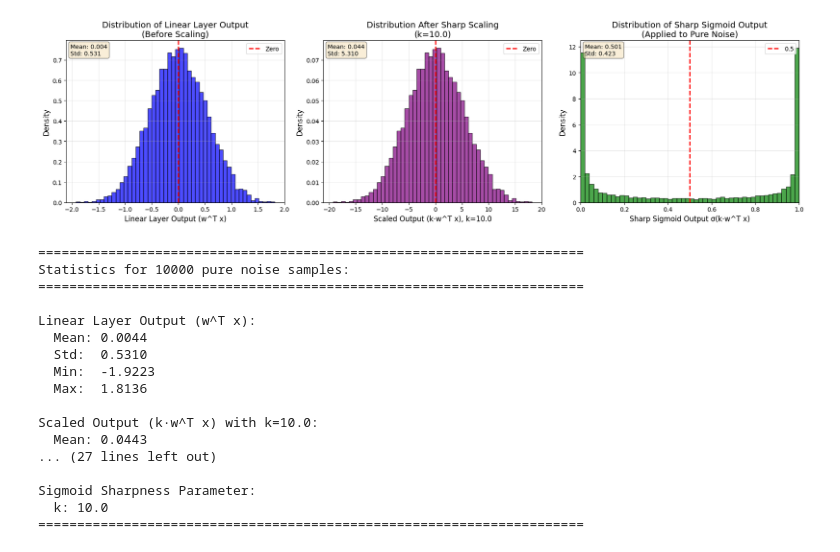
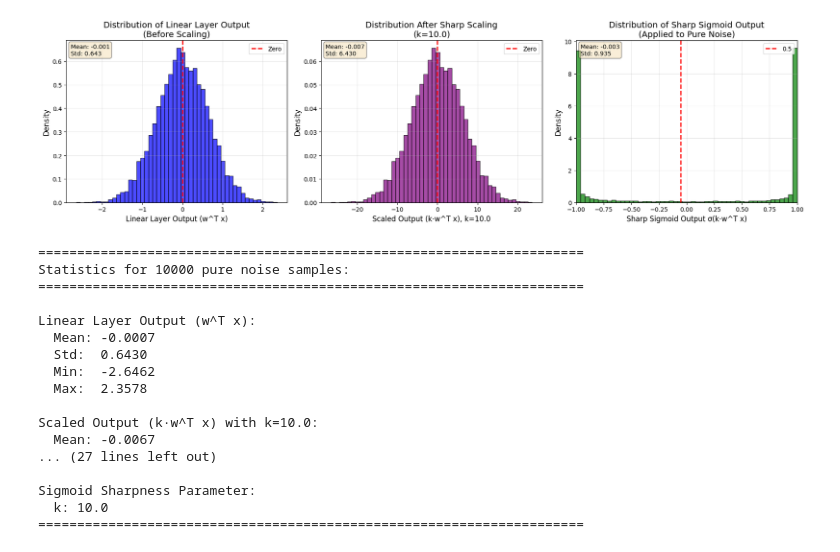
Before and after one commit to seyedsaberi/DDPM-for-GDA, a Jupyter notebook: gda_for_gaussian_mixtures.ipynb, the cells around one changed output. Drawn from its saved outputs; the diff is of its cells as text; code cells hidden in the pictures.

```diff
--- a/gda_for_gaussian_mixtures.ipynb
+++ b/gda_for_gaussian_mixtures.ipynb
@@ -60,7 +60,8 @@ class TwoLayerDiffusionModel(nn.Module):
     def __init__(self, d, sigmoid_sharpness=10.0):
         super().__init__()
         self.linear1 = nn.Linear(d, 1, bias=False)
-        self.sigmoid = nn.Sigmoid()
+        # self.sigmoid = nn.Sigmoid()
+        self.sigmoid = nn.Tanh()
         self.linear2 = nn.Linear(1, d, bias=True)  # Added bias
         self.sharpness = sigmoid_sharpness  # Controls sigmoid steepness
 
@@ -83,7 +84,7 @@ alpha_bars = torch.cumprod(alphas, dim=0)
 optimizer = optim.Adam(model.parameters(), lr=1e-2)
 
 # Training configuration
-epochs = 300  # number of passes through the entire dataset
+epochs = 100  # number of passes through the entire dataset
 batch_size = 256
 
 # Create DataLoader for proper batching
@@ -236,9 +237,9 @@ axes[2].set_xlabel('Sharp Sigmoid Output σ(k·w^T x)', fontsize=12)
 axes[2].set_ylabel('Density', fontsize=12)
 axes[2].set_title(f'Distribution of Sharp Sigmoid Output\n(Applied to Pure Noise)', fontsize=14)
 axes[2].grid(True, alpha=0.3)
-axes[2].axvline(0.5, color='red', linestyle='--', linewidth=2, label='0.5')
+axes[2].axvline(np.median(sigmoid_values), color='red', linestyle='--', linewidth=2, label='0.5')
 axes[2].legend()
-axes[2].set_xlim([0, 1])
+axes[2].set_xlim([min(sigmoid_values), max(sigmoid_values)])
 
 mean_sigmoid = sigmoid_values.mean()
 std_sigmoid = sigmoid_values.std()
@@ -270,46 +271,46 @@ print(f"  Min:  {sigmoid_values.min():.4f}")
 print(f"  Max:  {sigmoid_values.max():.4f}")
 
 # Analyze the learned weights
 with torch.no_grad():
     w1 = model.linear1.weight.cpu().numpy().flatten()
     w1_norm = np.linalg.norm(w1)
 
     w2 = model.linear2.weight.cpu().numpy().flatten()
     w2_norm = np.linalg.norm(w2)
 
     b2 = model.linear2.bias.cpu().numpy().flatten()
 
 print(f"\n{'='*70}")
 print(f"Learned Weights and Biases:")
 print(f"{'='*70}")
 print(f"\nLinear1 (w from input layer):")
 print(f"  w1: {w1}")
 print(f"  ||w1||: {w1_norm:.4f}")
 print(f"  Direction: {w1 / (w1_norm + 1e-12)}")
 print(f"\nLinear2 (w from output layer):")
 print(f"  w2: {w2}")
 print(f"  ||w2||: {w2_norm:.4f}")
 print(f"  Direction: {w2 / (w2_norm + 1e-12)}")
 print(f"\nLinear2 Bias (b2):")
 print(f"  b2: {b2}")
 print(f"  ||b2||: {np.linalg.norm(b2):.4f}")
 print(f"\nSigmoid Sharpness Parameter:")
 print(f"  k: {model.sharpness}")
 print(f"{'='*70}\n")
 # %% [output]
-[figure, old version]
+[figure, new version]
 ======================================================================
 Statistics for 10000 pure noise samples:
 ======================================================================
 
 Linear Layer Output (w^T x):
-  Mean: 0.0044
-  Std:  0.5310
-  Min:  -1.9223
-  Max:  1.8136
+  Mean: -0.0007
+  Std:  0.6430
+  Min:  -2.6462
+  Max:  2.3578
 
 Scaled Output (k·w^T x) with k=10.0:
-  Mean: 0.0443
+  Mean: -0.0067
 ... (27 lines left out)
 
 Sigmoid Sharpness Parameter:
```
Also changed, not shown: parts of 6 cells of this notebook.
